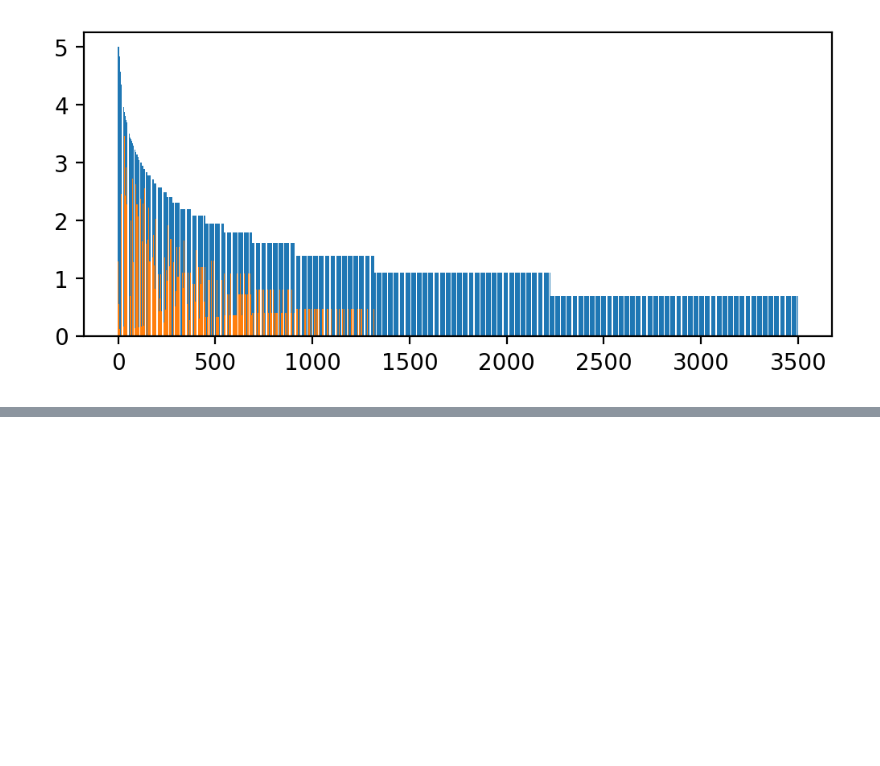
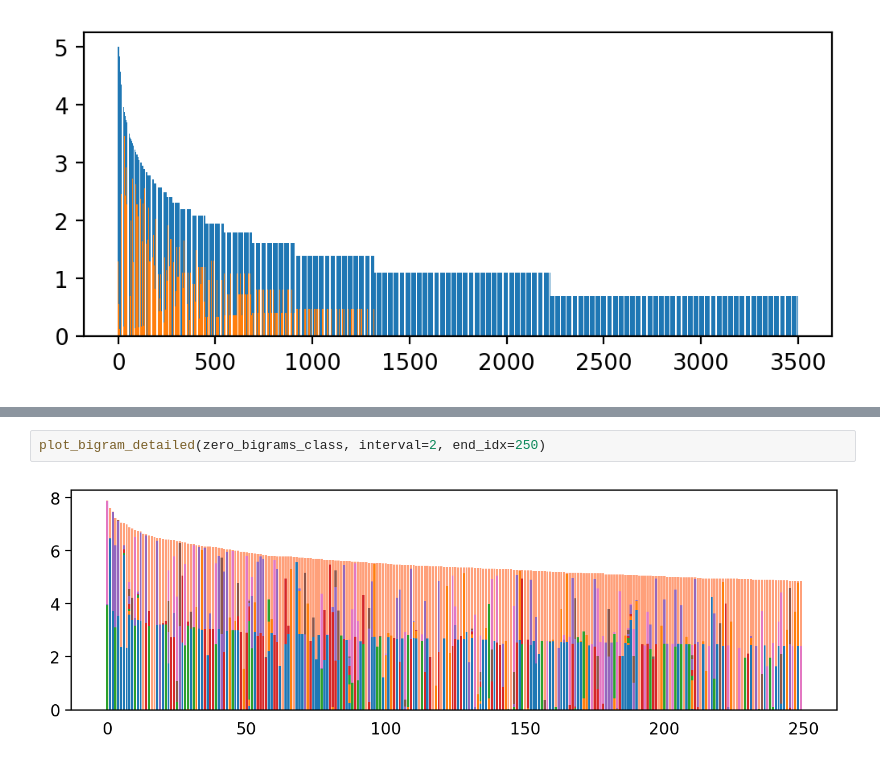
Before and after one commit to FranxYao/RDP, a Jupyter notebook: src/visualization/vis_bigram_freq.ipynb, the cells around one changed output, grey strips where cells are left out. Saved outputs shown, nothing was run; the diff lists cells and outputs as text; blank space fills up the shorter version.

```diff
--- a/src/visualization/vis_bigram_freq.ipynb
+++ b/src/visualization/vis_bigram_freq.ipynb
@@ -98,0 +254,4 @@ plot_bigram(zero_bigrams[:20000], interval=4, maxy=100)
+# %%
+plot_bigram_detailed(zero_bigrams_class, interval=2, end_idx=250)
+# %% [output]
+[figure, added]
```
Also changed, not shown: parts of 13 cells of this notebook, 8 other files.
